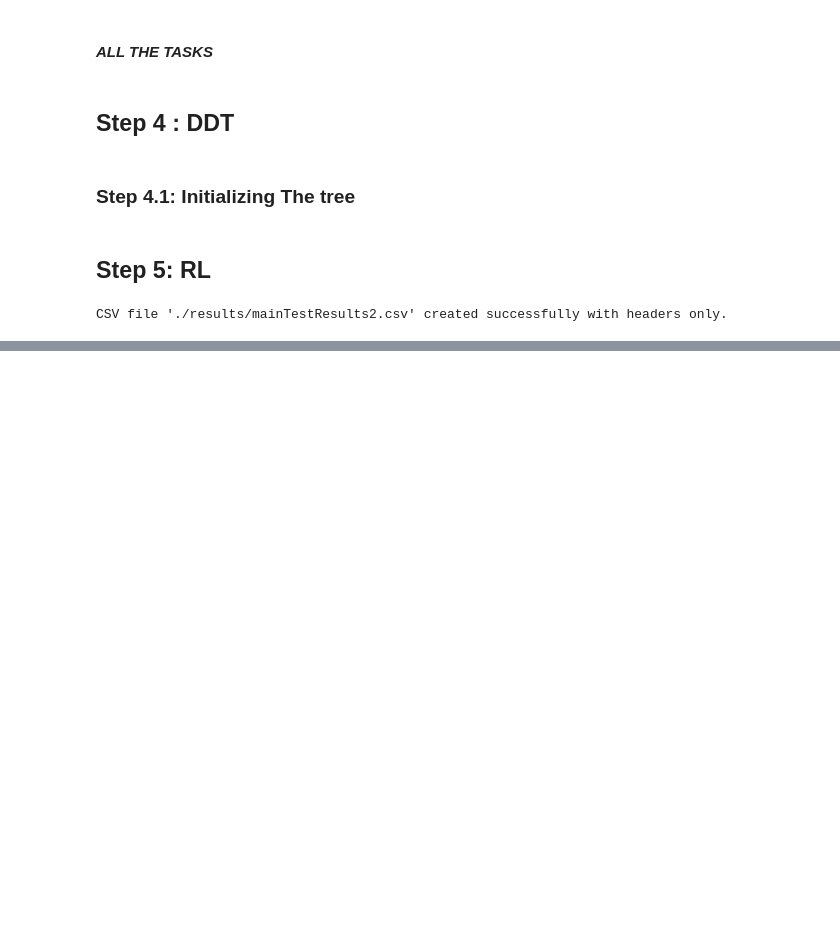
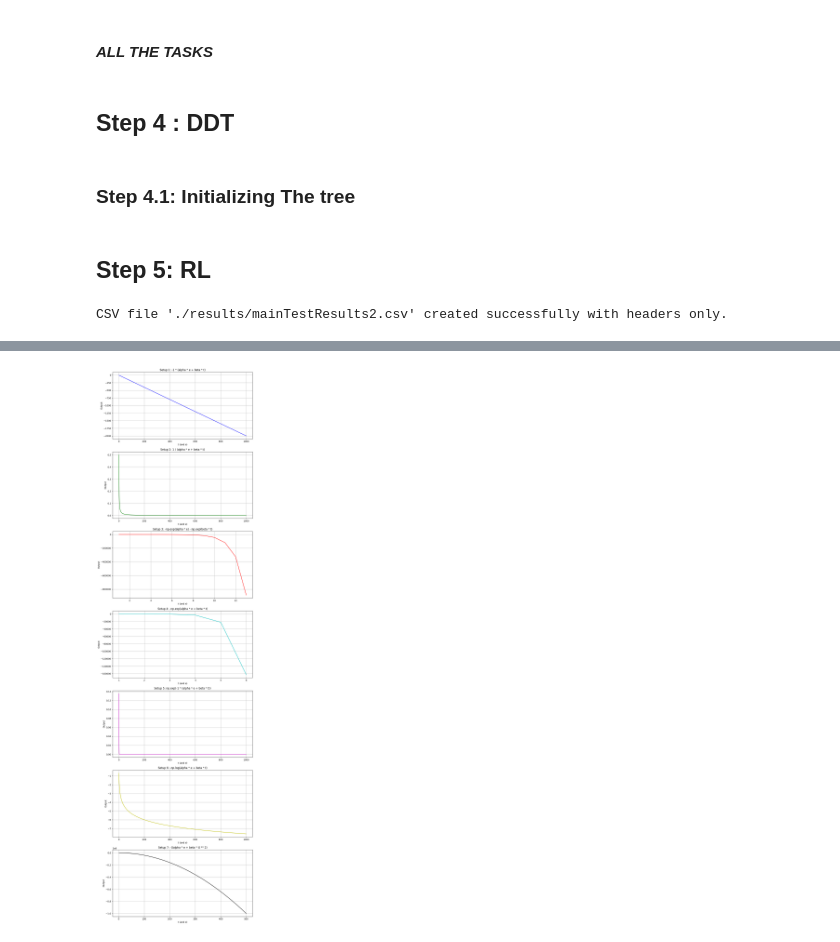
Before and after one commit to seyedAliHamedi/DTRL, a Jupyter notebook: main.ipynb, the cells around one changed output, grey strips where cells are left out. Cells and saved outputs as stored; diff of their text form; code cells hidden in the pictures; blank space fills up the shorter version.

```diff
--- a/main.ipynb
+++ b/main.ipynb
@@ -515,0 +541,41 @@ KeyboardInterrupt:
+# %%
+# Define the range for t and e
+t_values = np.arange(1, 1001, 1)  # Start from 1 to avoid divide by zero and log(0)
+e_values = np.arange(1, 1001, 1)
+
+# Create subplots for each function
+fig, axs = plt.subplots(7, 1, figsize=(10, 35))
+setups = range(1, 8)
+colors = ['b', 'g', 'r', 'c', 'm', 'y', 'k']
+titles = [
+    "Setup 1: -1 * (alpha * e + beta * t)",
+    "Setup 2: 1 / (alpha * e + beta * t)",
+    "Setup 3: -np.exp(alpha * e) - np.exp(beta * t)",
+    "Setup 4: -np.exp(alpha * e + beta * t)",
+    "Setup 5: np.exp(-1 * (alpha * e + beta * t))",
+    "Setup 6: -np.log(alpha * e + beta * t)",
+    "Setup 7: -((alpha * e + beta * t) ** 2)"
+]
+
+for i, setup in enumerate(setups):
+    results = []
+    for t in t_values:
+        e = t  # For simplicity, use e = t
+        try:
+            result = getSetup(e, t, setup)
+            if not np.isfinite(result) or abs(result) > 1e6:  # filter large values to avoid overflow
+                result = np.nan
+            results.append(result)
+        except Exception as ex:
+            results.append(np.nan)
+
+    axs[i].plot(t_values, results, color=colors[i])
+    axs[i].set_title(titles[i])
+    axs[i].set_xlabel('t (and e)')
+    axs[i].set_ylabel('Output')
+    axs[i].grid(True)
+
+plt.tight_layout()
+plt.show()
+# %% [output]
+[figure, added]
```
Also changed, not shown: parts of 8 cells of this notebook, 13 other files.
